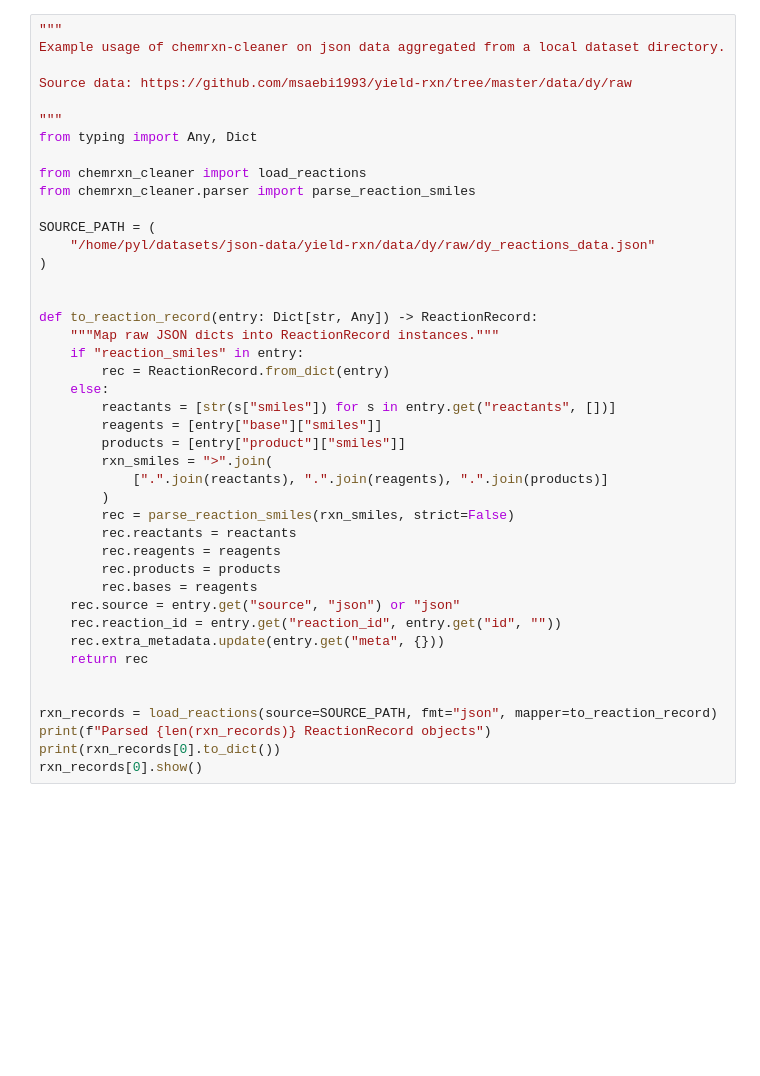
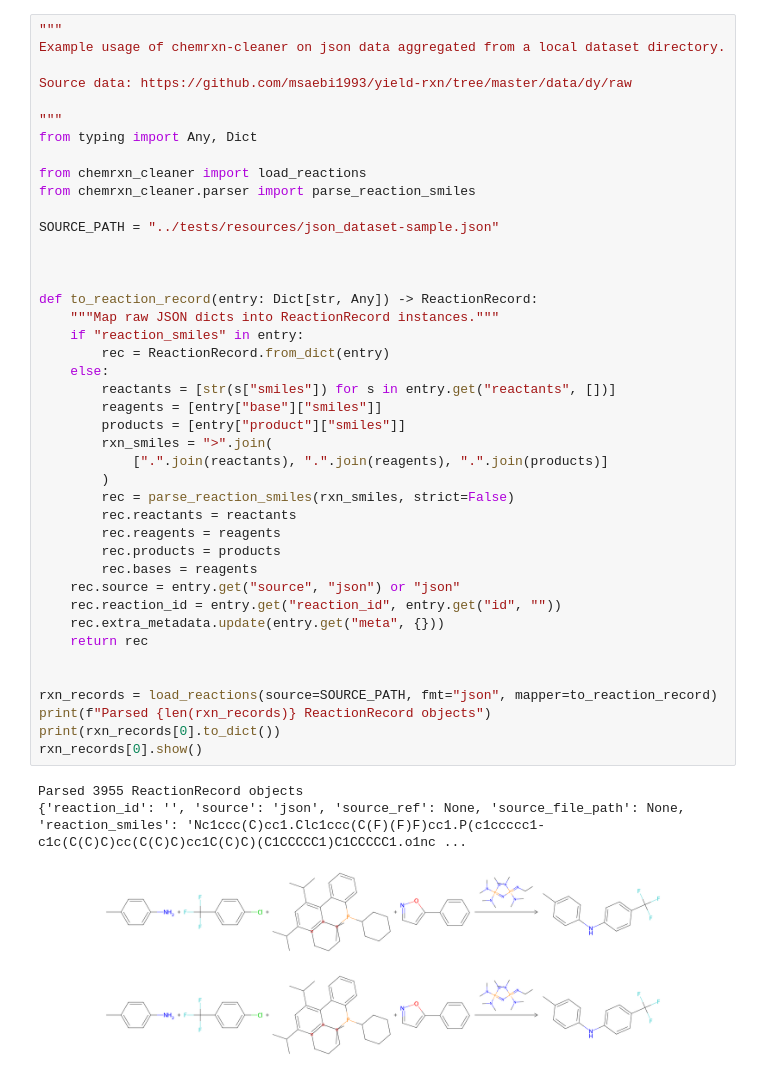
Before and after one commit to peiyeliu/chemrxn-cleaner, a Jupyter notebook: examples/example.ipynb, the cells around one changed output. Cells and saved outputs as stored; diff of their text form; blank space fills up the shorter version.

Commit message:
update input file path in example.ipynb

```diff
--- a/examples/example.ipynb
+++ b/examples/example.ipynb
@@ -136,37 +111,41 @@ from typing import Any, Dict
 from chemrxn_cleaner import load_reactions
 from chemrxn_cleaner.parser import parse_reaction_smiles
 
-SOURCE_PATH = (
-    "/home/pyl/datasets/json-data/yield-rxn/data/dy/raw/dy_reactions_data.json"
-)
+SOURCE_PATH = "../tests/resources/json_dataset-sample.json"
+
 
 
 def to_reaction_record(entry: Dict[str, Any]) -> ReactionRecord:
     """Map raw JSON dicts into ReactionRecord instances."""
     if "reaction_smiles" in entry:
         rec = ReactionRecord.from_dict(entry)
     else:
         reactants = [str(s["smiles"]) for s in entry.get("reactants", [])]
         reagents = [entry["base"]["smiles"]]
         products = [entry["product"]["smiles"]]
         rxn_smiles = ">".join(
             [".".join(reactants), ".".join(reagents), ".".join(products)]
         )
         rec = parse_reaction_smiles(rxn_smiles, strict=False)
         rec.reactants = reactants
         rec.reagents = reagents
         rec.products = products
         rec.bases = reagents
     rec.source = entry.get("source", "json") or "json"
     rec.reaction_id = entry.get("reaction_id", entry.get("id", ""))
     rec.extra_metadata.update(entry.get("meta", {}))
     return rec
 
 
 rxn_records = load_reactions(source=SOURCE_PATH, fmt="json", mapper=to_reaction_record)
 print(f"Parsed {len(rxn_records)} ReactionRecord objects")
 print(rxn_records[0].to_dict())
 rxn_records[0].show()
+# %% [output]
+Parsed 3955 ReactionRecord objects
+{'reaction_id': '', 'source': 'json', 'source_ref': None, 'source_file_path': None, 'reaction_smiles': 'Nc1ccc(C)cc1.Clc1ccc(C(F)(F)F)cc1.P(c1ccccc1-c1c(C(C)C)cc(C(C)C)cc1C(C)C)(C1CCCCC1)C1CCCCC1.o1nc ...
+[figure, added]
+[figure, added]
 # %%
 """
 Example usage of chemrxn-cleaner on csv data aggregated from a local dataset directory.
```
Also changed, not shown: parts of 3 cells of this notebook.
